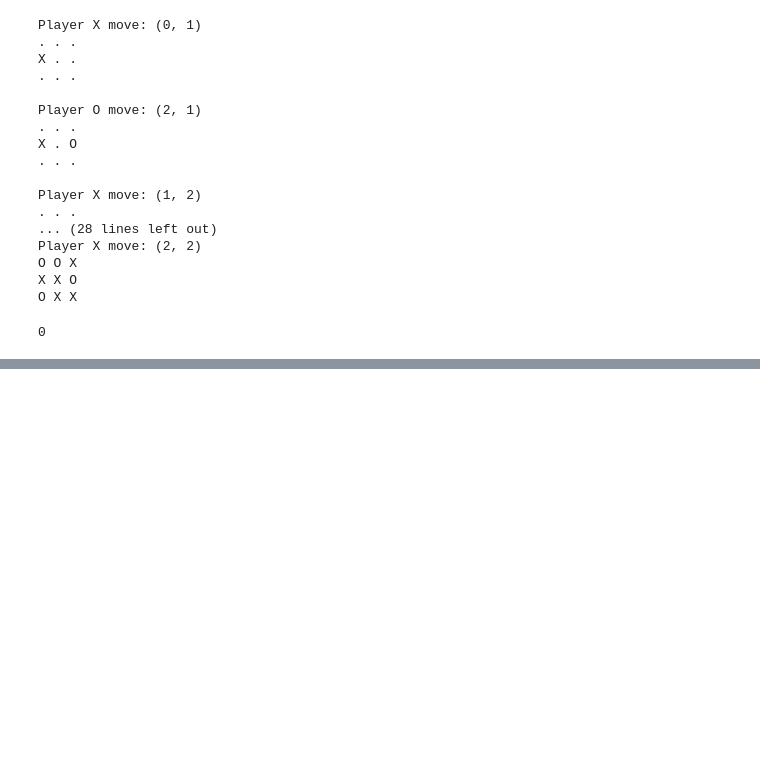
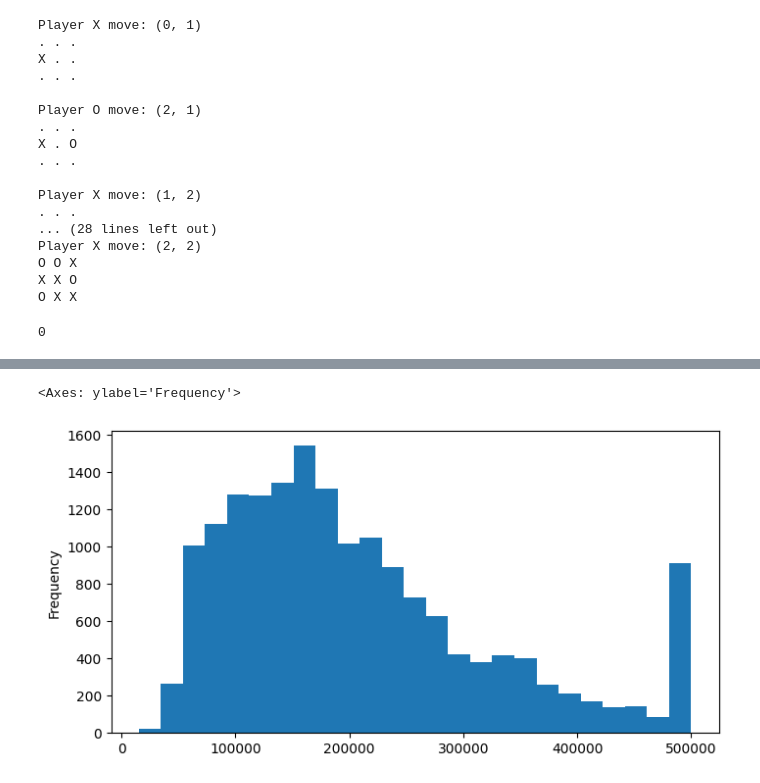
Before and after one commit to GunisheetySukruti/AIML_52152, a Jupyter notebook: AIML_Lab.ipynb, the cells around one changed output, grey strips where cells are left out. Cells and saved outputs as stored; diff of their text form; code cells hidden in the pictures; blank space fills up the shorter version.

```diff
--- a/AIML_Lab.ipynb
+++ b/AIML_Lab.ipynb
@@ -353,0 +417,5 @@ O X X
+# %%
+df['median_house_value'].plot.hist(bins=25,figsize=(8,4))
+# %% [output]
+<Axes: ylabel='Frequency'>
+[figure, added]
```
Also changed, not shown: parts of 37 cells of this notebook.
